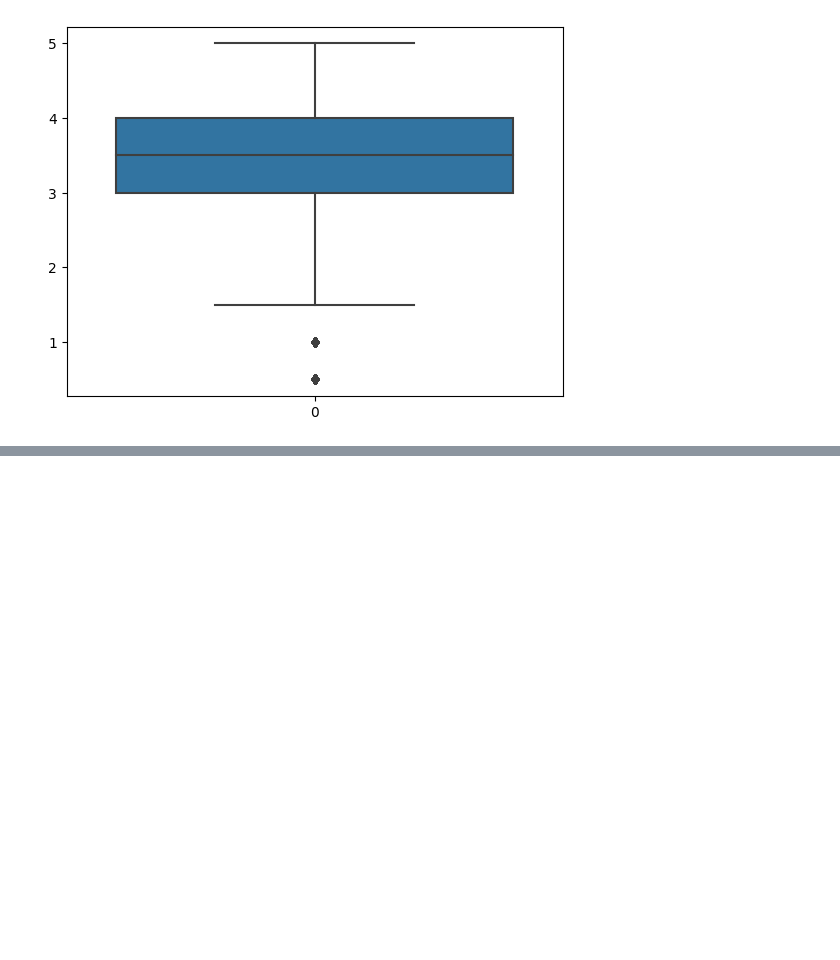
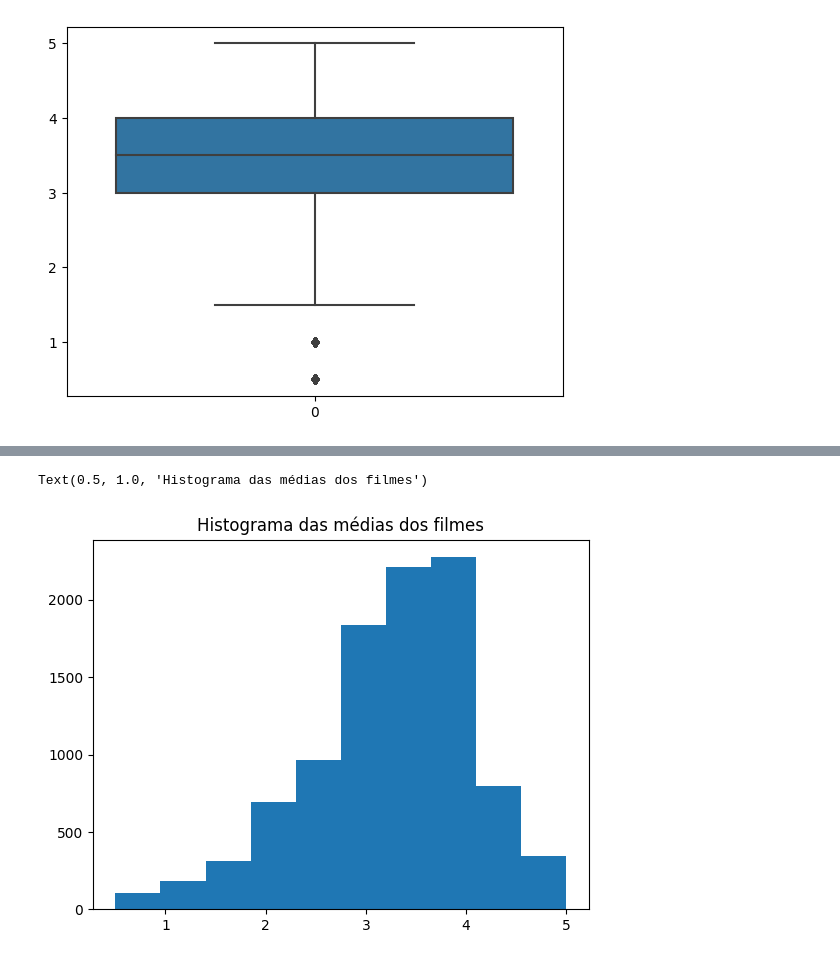
Before and after one commit to PurpleLobster31/Analise-e-Visualizacao-de-Dados, a Jupyter notebook: Introducao a Data Science.ipynb, the cells around one changed output, grey strips where cells are left out. Cells and saved outputs as stored; diff of their text form; code cells hidden in the pictures; blank space fills up the shorter version.

```diff
--- a/Introducao a Data Science.ipynb
+++ b/Introducao a Data Science.ipynb
@@ -105,0 +181,6 @@ sns.boxplot(notas.nota)
+# %%
+plt.hist(medias_por_filme)
+plt.title("Histograma das médias dos filmes")
+# %% [output]
+Text(0.5, 1.0, 'Histograma das médias dos filmes')
+[figure, added]
```
Also changed, not shown: parts of 12 cells of this notebook.
